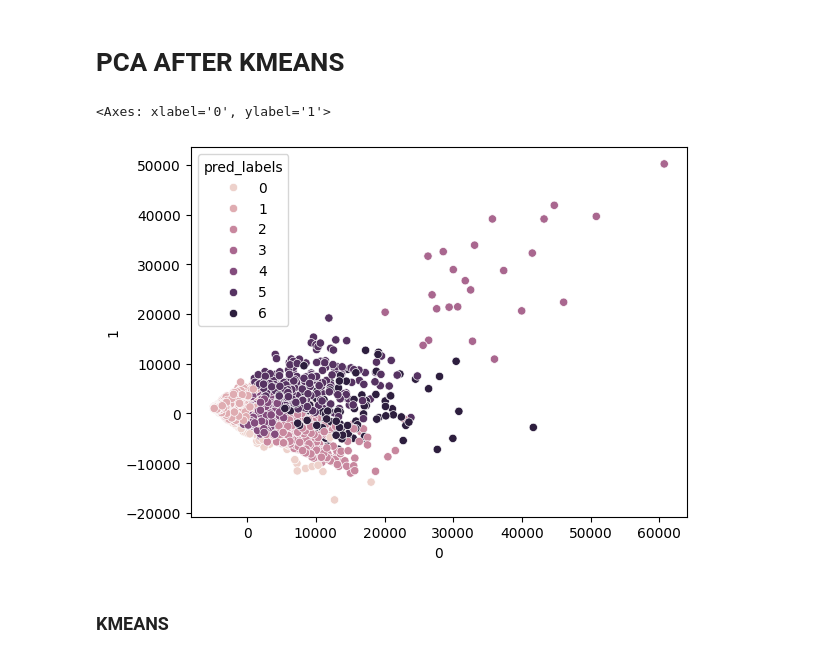
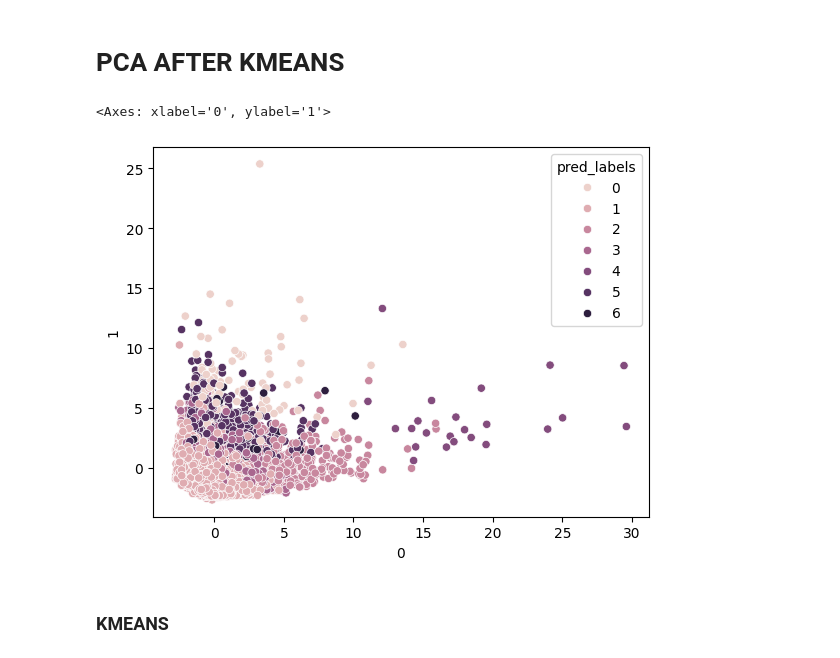
Before and after one commit to akashnaren/groove, a Jupyter notebook: Code_groupXXX.ipynb, the cells around one changed output. Saved outputs shown, nothing was run; the diff lists cells and outputs as text; code cells hidden in the pictures.

```diff
--- a/Code_groupXXX.ipynb
+++ b/Code_groupXXX.ipynb
@@ -192,18 +211,18 @@ sns.scatterplot(pcs, x='pc1', y='pc2', hue='pred_label', palette='viridis')
 # %%
 kmeans = KMeans(n_clusters=7)
 kmeans.fit(data)
 labels = kmeans.labels_
 
 pca = PCA(n_components=2)
-pcs = pca.fit_transform(data)
+pcs = pca.fit_transform(scale_data)
 pcs_df = pd.DataFrame(pcs)
 
 pcs_df['pred_labels'] = labels
 
 sns.scatterplot(pcs_df, x=0, y=1, hue='pred_labels')
 # %% [output]
 <Axes: xlabel='0', ylabel='1'>
-[figure, old version]
+[figure, new version]
 # %% [markdown]
 ### KMEANS
 # %%
```
Also changed, not shown: parts of 8 cells of this notebook.
